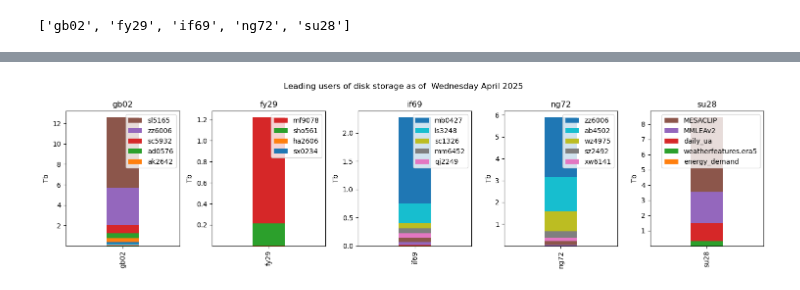
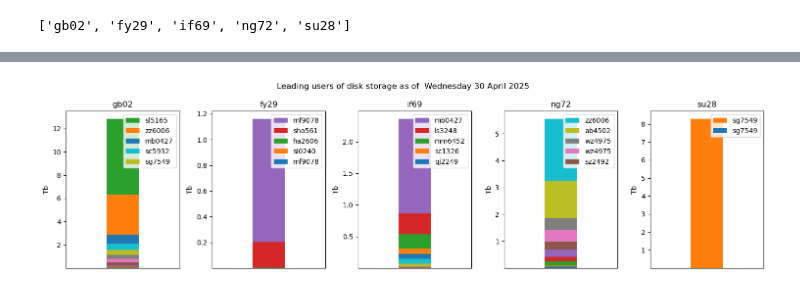
Before and after one commit to 21centuryweather/nci_resource_tools, a Jupyter notebook: notebooks/Generate_reports.ipynb, the cells around one changed output, grey strips where cells are left out. Cells and saved outputs as stored; diff of their text form; code cells hidden in the pictures.

```diff
--- a/notebooks/Generate_reports.ipynb
+++ b/notebooks/Generate_reports.ipynb
@@ -108,2 +108,10 @@ for project in COE_PROJECTS:
 # %%
-user_storage_numeric=pd.DataFrame.from_dict(du_dict)
+if USE_DU:
+    user_storage_numeric=pd.DataFrame.from_dict(du_dict)
+
+    # Show top 10 users in tabular form convert to Tb.
+    NUM_USERS=10
+    for project in COE_PROJECTS:
+        print (f'Top {NUM_USERS} users for /g/data space for {project} in Tb')
+        display((user_storage_numeric[project].to_frame().dropna().astype('int').sort_values(project)/1024/1e6)[::-1][:NUM_USERS])
+        print ('\n')
@@ -170,15 +118,14 @@ Top 10 users for /g/data space for su28 in Tb
 # %%
-# Plot the five largest users for each project
-fig,axes = plt.subplots(1,len(COE_PROJECTS),figsize=(15,4))
+if USE_DU:
+    # Plot the five largest users for each project
+    fig,axes = plt.subplots(1,len(COE_PROJECTS),figsize=(15,4))
 
-for i,project in enumerate(COE_PROJECTS):
-    (user_storage_numeric[project].to_frame().dropna().astype('int').sort_values(project)/1024/1e6).T.plot.bar(stacked=True,ax=axes[i],width=0.2)
-    patches, labels = axes[i].get_legend_handles_labels()
-    axes[i].legend(handles=patches[-USER_NAMES:][::-1],labels=labels[-USER_NAMES:][::-1])
-    axes[i].yaxis.set_label_text('Tb')
-    axes[i].set_title(project)
+    for i,project in enumerate(COE_PROJECTS):
+        (user_storage_numeric[project].to_frame().dropna().astype('int').sort_values(project)/1024/1e6).T.plot.bar(stacked=True,ax=axes[i],width=0.2)
+        patches, labels = axes[i].get_legend_handles_labels()
+        axes[i].legend(handles=patches[-USER_NAMES:][::-1],labels=labels[-USER_NAMES:][::-1])
+        axes[i].yaxis.set_label_text('Tb')
+        axes[i].set_title(project)
 
-fig.suptitle(f"Leading users of disk storage as of  {dt.datetime.today().strftime('%A %B %Y')}")
-plt.tight_layout()
+    fig.suptitle(f"Leading users of disk storage as of  {dt.datetime.today().strftime('%A %B %Y')}")
+    plt.tight_layout()
-# %% [output]
-[figure, removed]
@@ -184,0 +173,15 @@ plt.tight_layout()
+# %%
+fig,axes = plt.subplots(1,len(COE_PROJECTS),figsize=(15,4))
+
+for i,project in enumerate(COE_PROJECTS):
+    (user_storage_numeric[project].to_frame().dropna().astype('int').sort_values('TOTAL SIZE')/1024**4).T.plot.bar(stacked=True,ax=axes[i],width=0.2)
+    patches, labels = axes[i].get_legend_handles_labels()
+    axes[i].legend(handles=patches[-USER_NAMES:][::-1],labels=labels[-USER_NAMES:][::-1])
+    axes[i].yaxis.set_label_text('Tb')
+    axes[i].get_xaxis().set_ticks([])
+    axes[i].set_title(project)
+
+fig.suptitle(f"Leading users of disk storage as of  {dt.datetime.today().strftime('%A %d %B %Y')}")
+plt.tight_layout()
+# %% [output]
+[figure, added]
```
Also changed, not shown: parts of 7 cells of this notebook, 1 other file.
